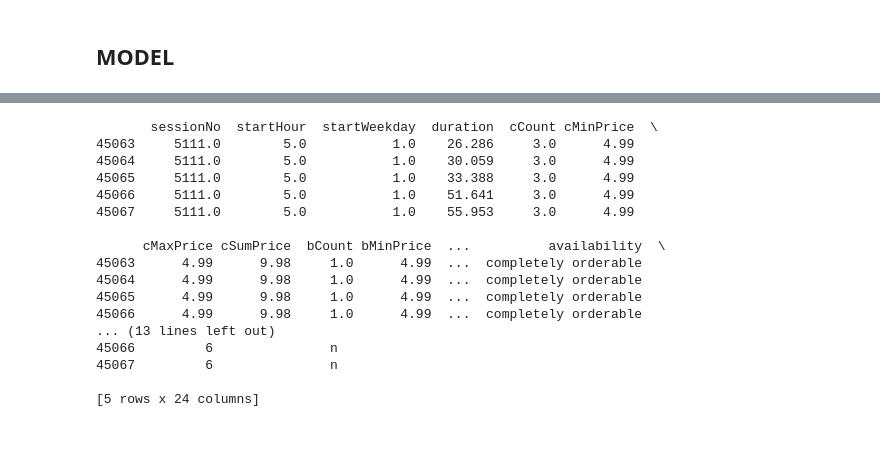
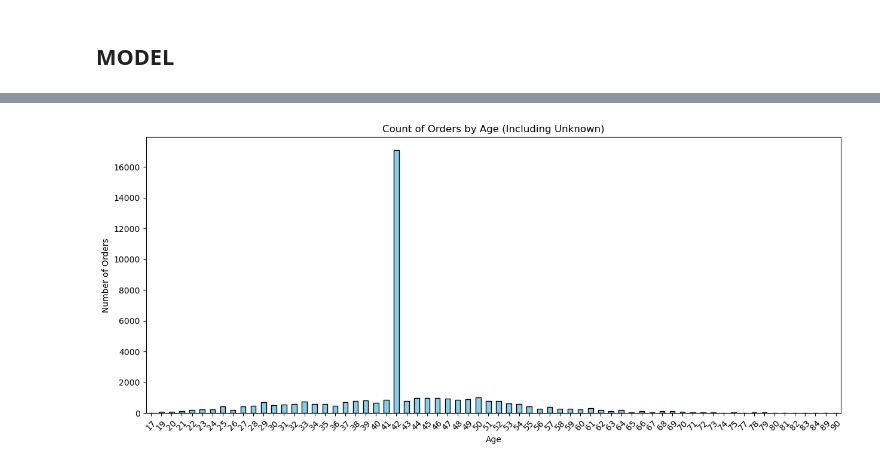
Before and after one commit to DatBoiSUS-Baka/Tugas3_Kelompok3, a Jupyter notebook: tugas3.ipynb, the cells around one changed output, grey strips where cells are left out. Saved outputs shown, nothing was run; the diff lists cells and outputs as text; code cells hidden in the pictures; blank space fills up the shorter version.

```diff
--- a/tugas3.ipynb
+++ b/tugas3.ipynb
@@ -87,48 +159,42 @@ weighted avg       0.92      0.92      0.92     85803
 # %%
-# Melakukan import data test dan melakukan EDA
-df_test = pd.read_csv("transact_class.txt", sep="|")
-
-# Mengubah "?" menjadi not a number
-df_test = df_test.replace('?', np.nan)
-
 # Menambah data pada kolom yang merupakan tipe data float atau int menggunakan mean
 num = df_test.select_dtypes(include=['float64', 'int64']).columns
 num_imputer = SimpleImputer(strategy='mean')
 df_test[num] = num_imputer.fit_transform(df_test[num])
-
 # Menambah data pada kolom yang merupakan tipe data object menggunakan 'most_frequent'
 obj = df_test.select_dtypes(include='object').columns
 obj_imputer = SimpleImputer(strategy='most_frequent')
 df_test[obj] = obj_imputer.fit_transform(df_test[obj])
-
 # Menentukan feature
 x = df_test.iloc[:, [2, 3, 4, 5, 6, 7, 8, 10, 11, 12, 16, 18, 19, 20, 22]].values
-
 # Melakukan scaling data
 scaler = StandardScaler()
 x_test = scaler.fit_transform(x)
-
 # Melakukan prediksi menggunakan model yang telah ada
 predicted_test = classi.predict(x_test)
 # Menambahkan kolom 'predicted_order' pada dataframe 'df_test'
 df_test['predicted_order'] = predicted_test
-
-print(df_test.tail())
-# %% [output]
-       sessionNo  startHour  startWeekday  duration  cCount cMinPrice  \
-45063     5111.0        5.0           1.0    26.286     3.0      4.99
-45064     5111.0        5.0           1.0    30.059     3.0      4.99
-45065     5111.0        5.0           1.0    33.388     3.0      4.99
-45066     5111.0        5.0           1.0    51.641     3.0      4.99
-45067     5111.0        5.0           1.0    55.953     3.0      4.99
-
-      cMaxPrice cSumPrice  bCount bMinPrice  ...          availability  \
-45063      4.99      9.98     1.0      4.99  ...  completely orderable
-45064      4.99      9.98     1.0      4.99  ...  completely orderable
-45065      4.99      9.98     1.0      4.99  ...  completely orderable
-45066      4.99      9.98     1.0      4.99  ...  completely orderable
-... (13 lines left out)
-45066         6               n
-45067         6               n
-
-[5 rows x 24 columns]
+# %%
+# Menambah kolom baru untuk age yang sudah diintegrasikan dengan data kosong, sehingga akan muncul dalam plot
+
+df_test["age_cleaned"] = pd.to_numeric(df_test["age"], errors="coerce")  # Ubah umur yang valid menjadi numeric
+df_test["age_cleaned"] = df_test["age_cleaned"].fillna(0).astype(int)    # Mengubah bentuk age_cleaned menjadi integer
+
+# Melakukan filter untuk order yang bernilai 'y'
+orders = df_test[df_test["predicted_order"] == "y"]
+
+# hitung jumlah berdasarkan umur (termasuk "Unknown", yang pada plot ini diwakili menjadi 0)
+order_counts = orders["age_cleaned"].value_counts().sort_index()
+
+# Buat bar plot
+plt.figure(figsize=(15, 6))
+order_counts.plot(kind="bar", color="skyblue", edgecolor="black")
+
+# Menambahkan label dan judul
+plt.title("Count of Orders by Age (Including Unknown)")
+plt.xlabel("Age")
+plt.ylabel("Number of Orders")
+plt.xticks(rotation=45)
+plt.show()
+# %% [output]
+[figure, added]
```
Also changed, not shown: parts of 7 cells of this notebook.
